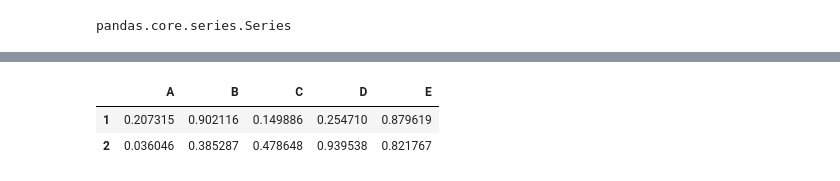
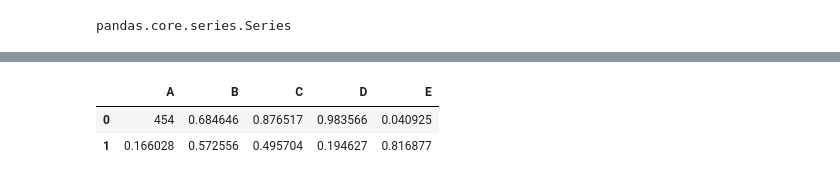
Before and after one commit to JJ1006/Pandas-Library, a Jupyter notebook: Untitled.ipynb, the cells around one changed output, grey strips where cells are left out. Saved outputs shown, nothing was run; the diff lists cells and outputs as text; code cells hidden in the pictures.

```diff
--- a/Untitled.ipynb
+++ b/Untitled.ipynb
@@ -364,7 +364,7 @@ newdf
 334 rows × 5 columns
 # %%
-newdf.loc[[1,2],:]
+newdf.head(2)
 # %% [output]
 |  | A | B | C | D | E |
-| 1 | 0.207315 | 0.902116 | 0.149886 | 0.254710 | 0.879619 |
-| 2 | 0.036046 | 0.385287 | 0.478648 | 0.939538 | 0.821767 |
+| 0 | 454 | 0.684646 | 0.876517 | 0.983566 | 0.040925 |
+| 1 | 0.166028 | 0.572556 | 0.495704 | 0.194627 | 0.816877 |
```
Also changed, not shown: parts of 54 cells of this notebook.
